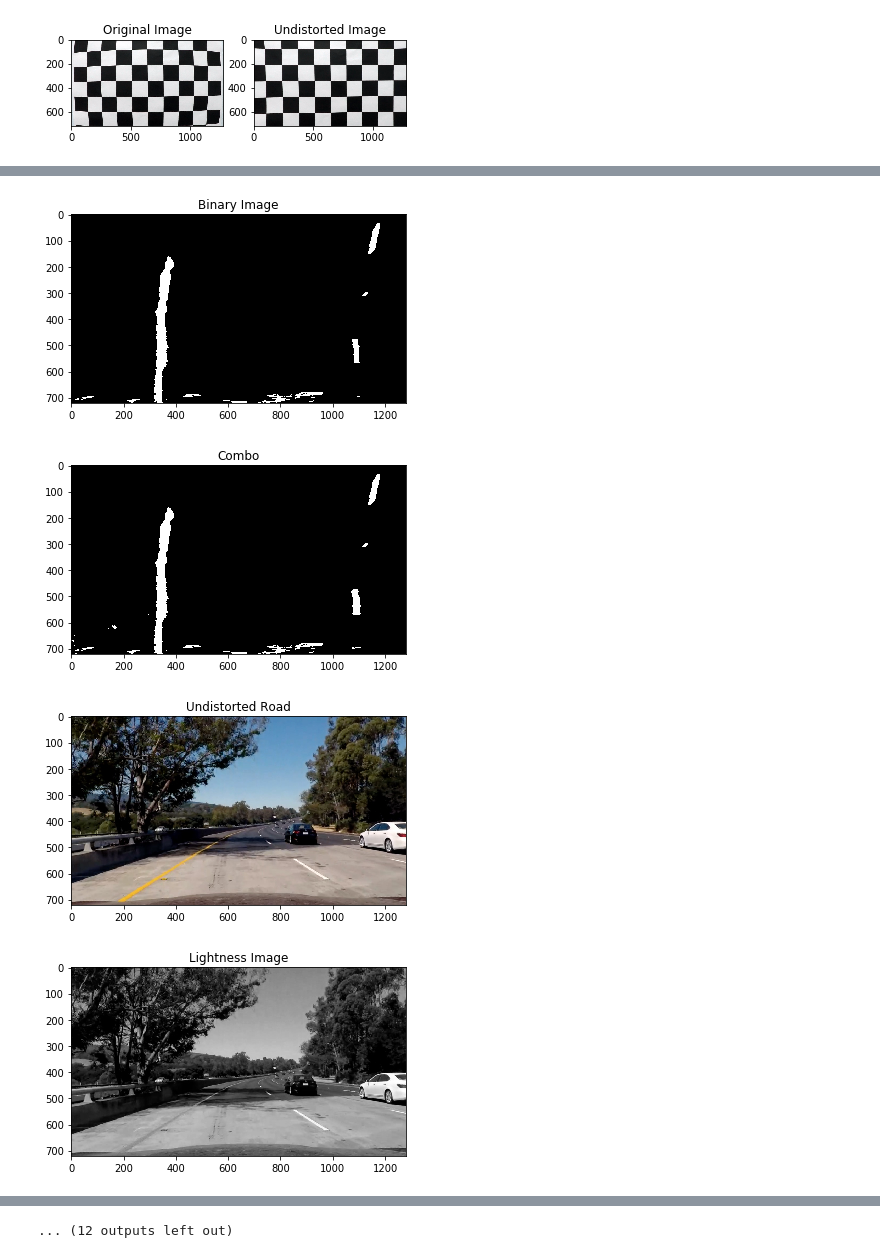
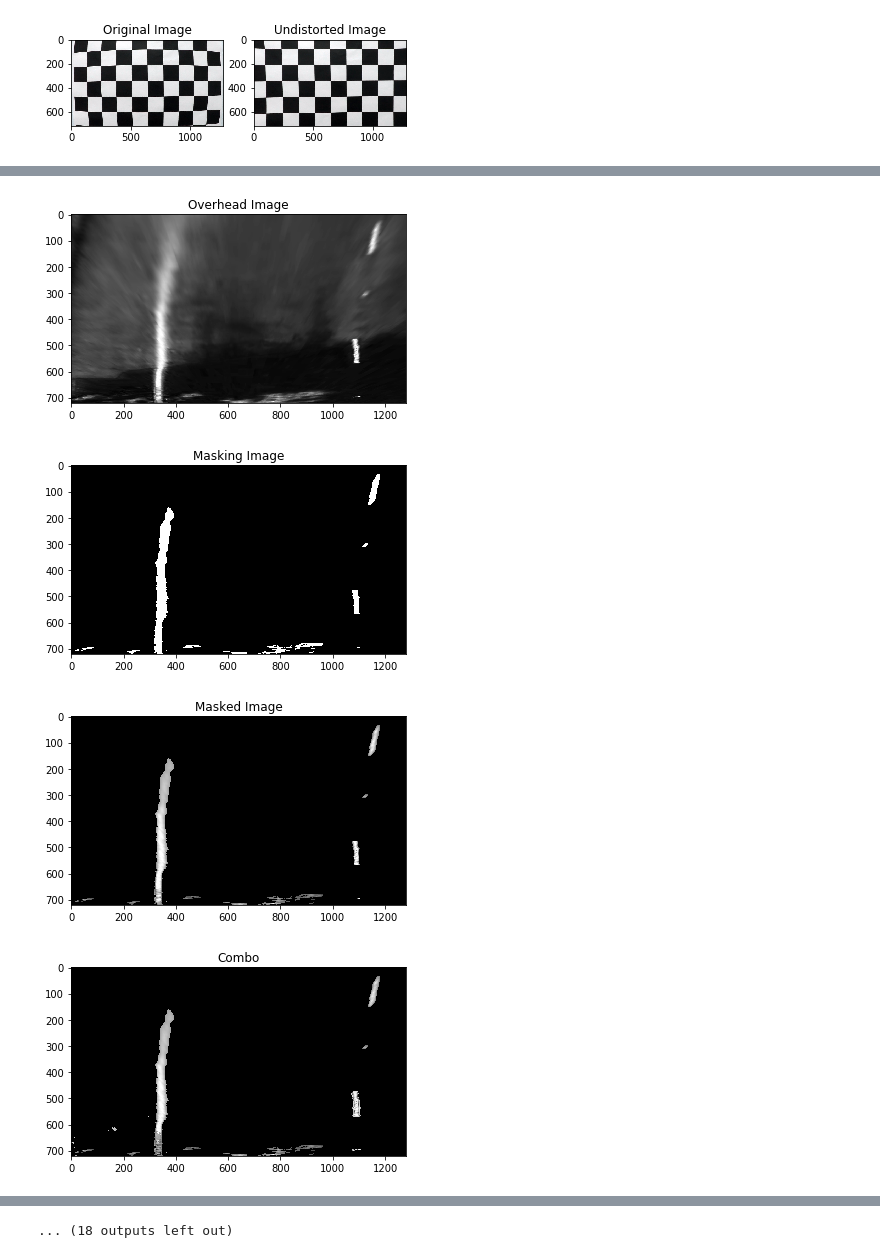
Before and after one commit to peter-moran/highway-lane-tracker, a Jupyter notebook: pipeline_tests.ipynb, the cells around one changed output, grey strips where cells are left out. Drawn from its saved outputs; the diff is of its cells as text; code cells hidden in the pictures.

```diff
--- a/pipeline_tests.ipynb
+++ b/pipeline_tests.ipynb
@@ -51,7 +51,7 @@ def mask_lanes(img):
         plt.imshow(overhead_img, cmap='gray')
         plt.title("Overhead Image")
 
-    saturation_binary = cv2.adaptiveThreshold(
+    mask = cv2.adaptiveThreshold(
         overhead_img,
         maxValue=255, adaptiveMethod=cv2.ADAPTIVE_THRESH_GAUSSIAN_C,
         thresholdType=cv2.THRESH_BINARY,
@@ -61,10 +61,17 @@ def mask_lanes(img):
     if True:
         # Show binary image
         plt.figure()
-        plt.imshow(saturation_binary, cmap='gray')
-        plt.title("Binary Image")
+        plt.imshow(mask, cmap='gray')
+        plt.title("Masking Image")
 
-    return saturation_binary
+    overhead_img[mask == 0] = 0
+    if True:
+        # Show binary image
+        plt.figure()
+        plt.imshow(overhead_img, cmap='gray')
+        plt.title("Masked Image")
+
+    return overhead_img
 
 def pipeline(img, cam_matrix, distortion_coeffs, verbose=True):
     # Undistort
@@ -113,4 +120,4 @@ for imgf in test_imgs[-3:]:
-[figure, old version]
+[figure, new version]
-[figure, old version]
+[figure, new version]
-[figure, old version]
+[figure, new version]
-[figure, old version]
+[figure, new version]
@@ -119 +126 @@ for imgf in test_imgs[-3:]:
-... (12 outputs left out)
+... (18 outputs left out)
```
Also changed, not shown: parts of 1 cell of this notebook, 2 other files.
